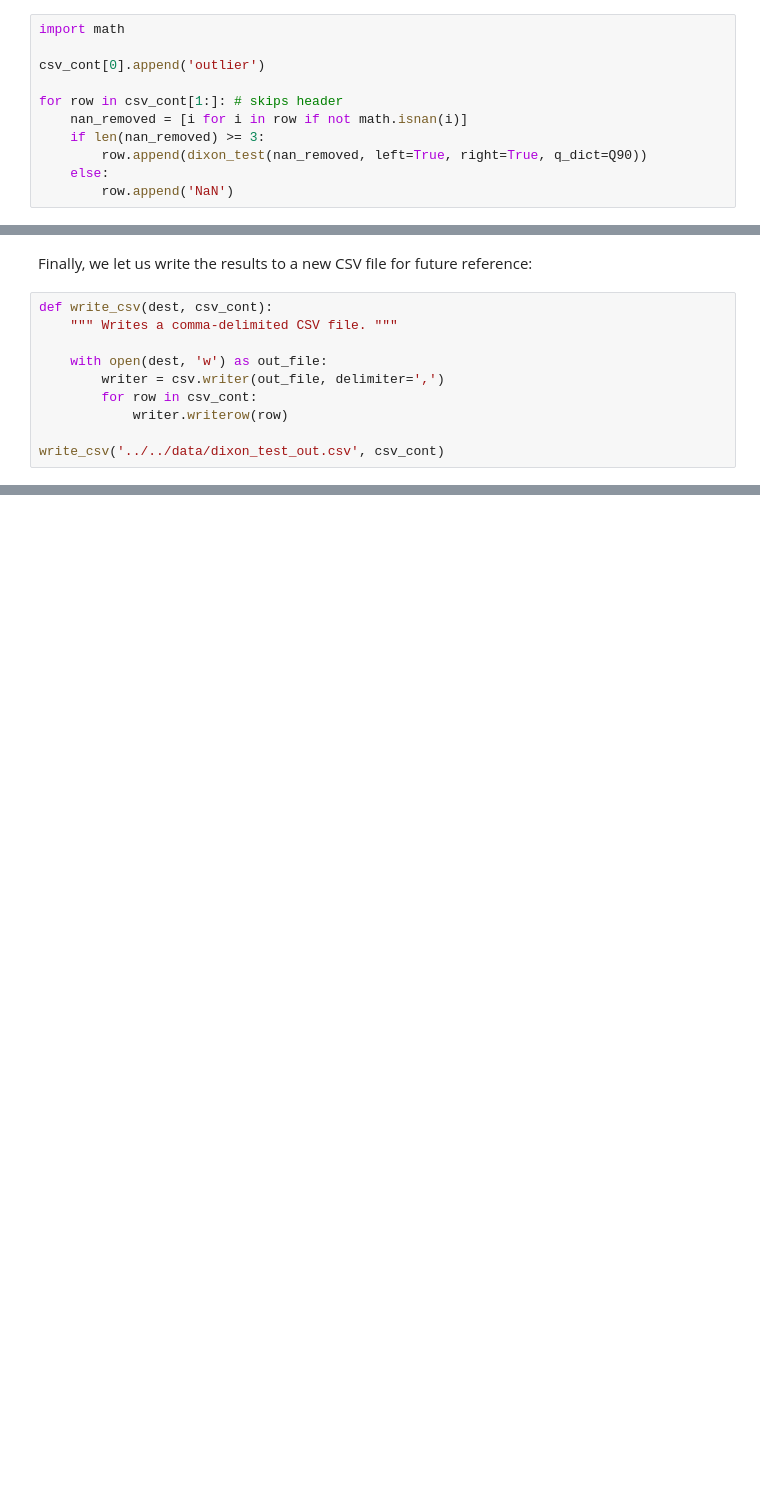
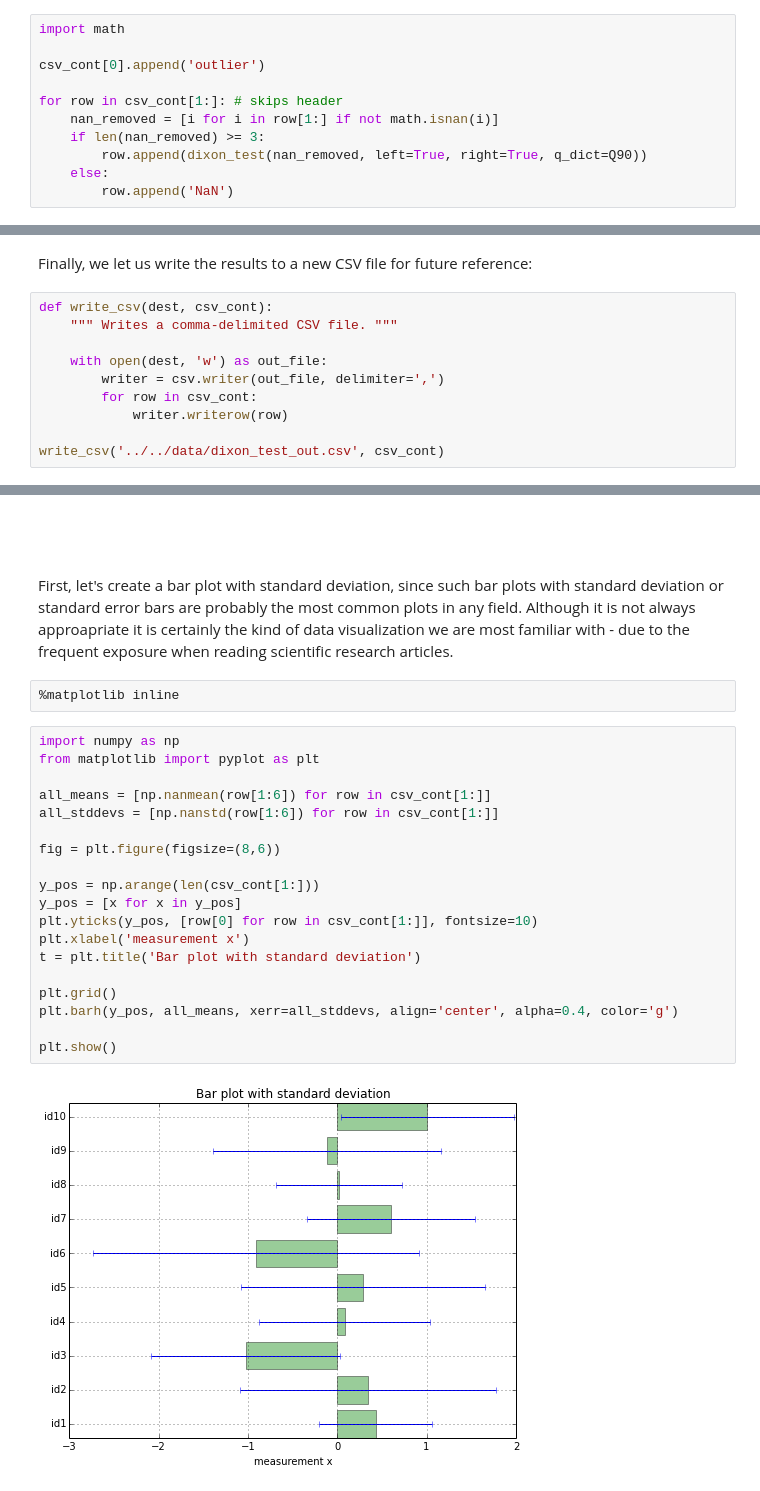
Before and after one commit to rasbt/algorithms_in_ipython_notebooks, a Jupyter notebook: ipython_nbs/statistics/dixon_q_test.ipynb, the cells around one changed output, grey strips where cells are left out. Saved outputs shown, nothing was run; the diff lists cells and outputs as text; blank space fills up the shorter version.

Commit message:
added plots

```diff
--- a/ipython_nbs/statistics/dixon_q_test.ipynb
+++ b/ipython_nbs/statistics/dixon_q_test.ipynb
@@ -426,7 +427,7 @@ import math
 csv_cont[0].append('outlier')
 
 for row in csv_cont[1:]: # skips header
-    nan_removed = [i for i in row if not math.isnan(i)]
+    nan_removed = [i for i in row[1:] if not math.isnan(i)]
     if len(nan_removed) >= 3:
         row.append(dixon_test(nan_removed, left=True, right=True, q_dict=Q90))
     else:
@@ -466,0 +481,28 @@ write_csv('../../data/dixon_test_out.csv', csv_cont)
+# %% [markdown]
+<br>
+<br>
+# %% [markdown]
+First, let's create a bar plot with standard deviation, since such bar plots with standard deviation or standard error bars are probably the most common plots in any field. Although it is not always approapriate it is certainly the kind of data visualization we are most familiar with - due to the frequent exposure when reading scientific research articles.
+# %%
+%matplotlib inline
+# %%
+import numpy as np
+from matplotlib import pyplot as plt
+
+all_means = [np.nanmean(row[1:6]) for row in csv_cont[1:]]
+all_stddevs = [np.nanstd(row[1:6]) for row in csv_cont[1:]]
+
+fig = plt.figure(figsize=(8,6))
+
+y_pos = np.arange(len(csv_cont[1:]))
+y_pos = [x for x in y_pos]
+plt.yticks(y_pos, [row[0] for row in csv_cont[1:]], fontsize=10)
+plt.xlabel('measurement x')
+t = plt.title('Bar plot with standard deviation')
+
+plt.grid()
+plt.barh(y_pos, all_means, xerr=all_stddevs, align='center', alpha=0.4, color='g')
+
+plt.show()
+# %% [output]
+[figure, added]
```
Also changed, not shown: parts of 25 cells of this notebook, 2 other files.
